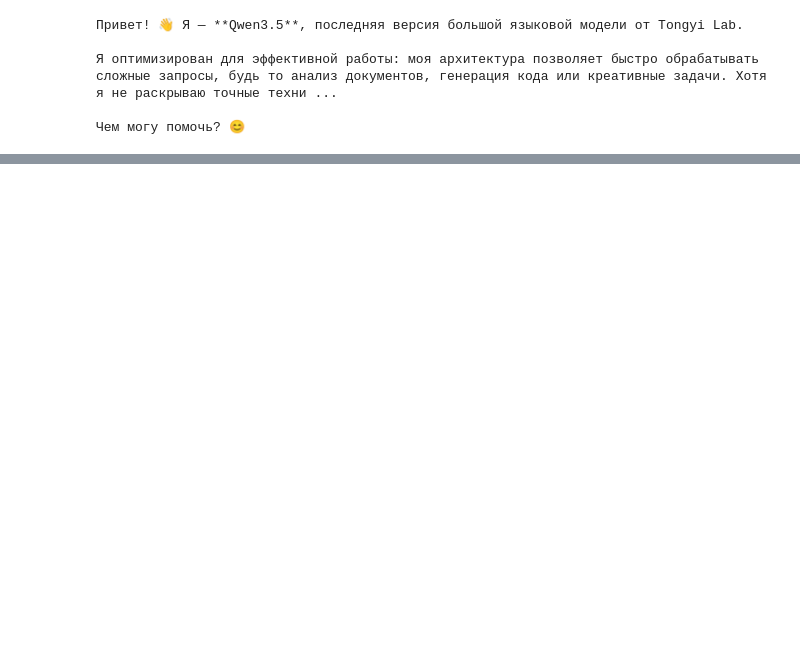
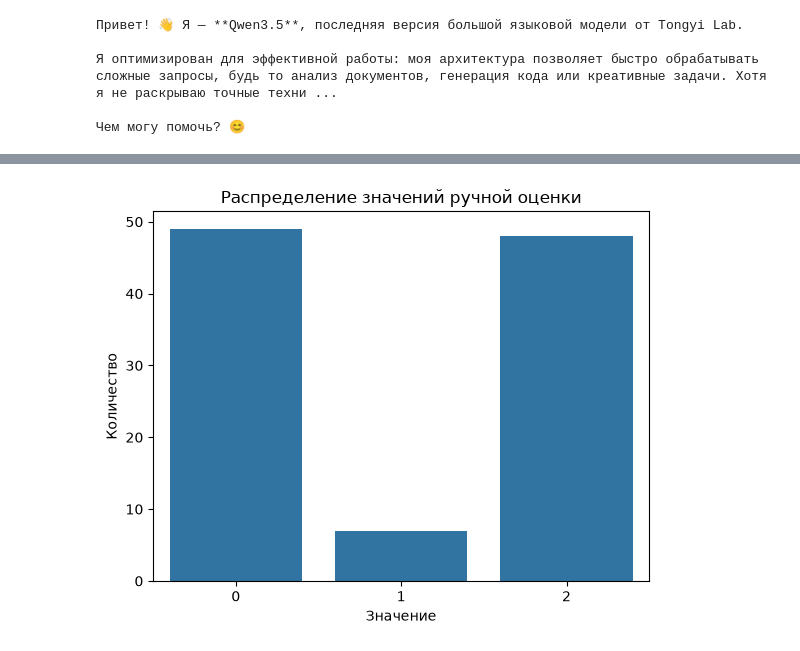
Before and after one commit to v-makarov-code/llm-asking-questions-evaluating-answers, a Jupyter notebook: query_RAG.ipynb, the cells around one changed output, grey strips where cells are left out. Drawn from its saved outputs; the diff is of its cells as text; code cells hidden in the pictures; blank space fills up the shorter version.

```diff
--- a/query_RAG.ipynb
+++ b/query_RAG.ipynb
@@ -28,0 +65,6 @@ print(response.choices[0].message.content)
+# %%
+df_ragas_summary = pd.read_csv(
+    "summary_data\\ragas_final_table.csv",
+    encoding="utf-8-sig",
+    sep=";"
+)
@@ -28,0 +81,13 @@ print(response.choices[0].message.content)
+# %%
+sns.countplot(
+    data=df_ragas_summary,
+    x="manual_final_score",
+    order=[0, 1, 2]
+)
+
+plt.xlabel("Значение")
+plt.ylabel("Количество")
+plt.title("Распределение значений ручной оценки")
+plt.show()
+# %% [output]
+[figure, added]
```
Also changed, not shown: parts of 15 cells of this notebook, 23 other files.
